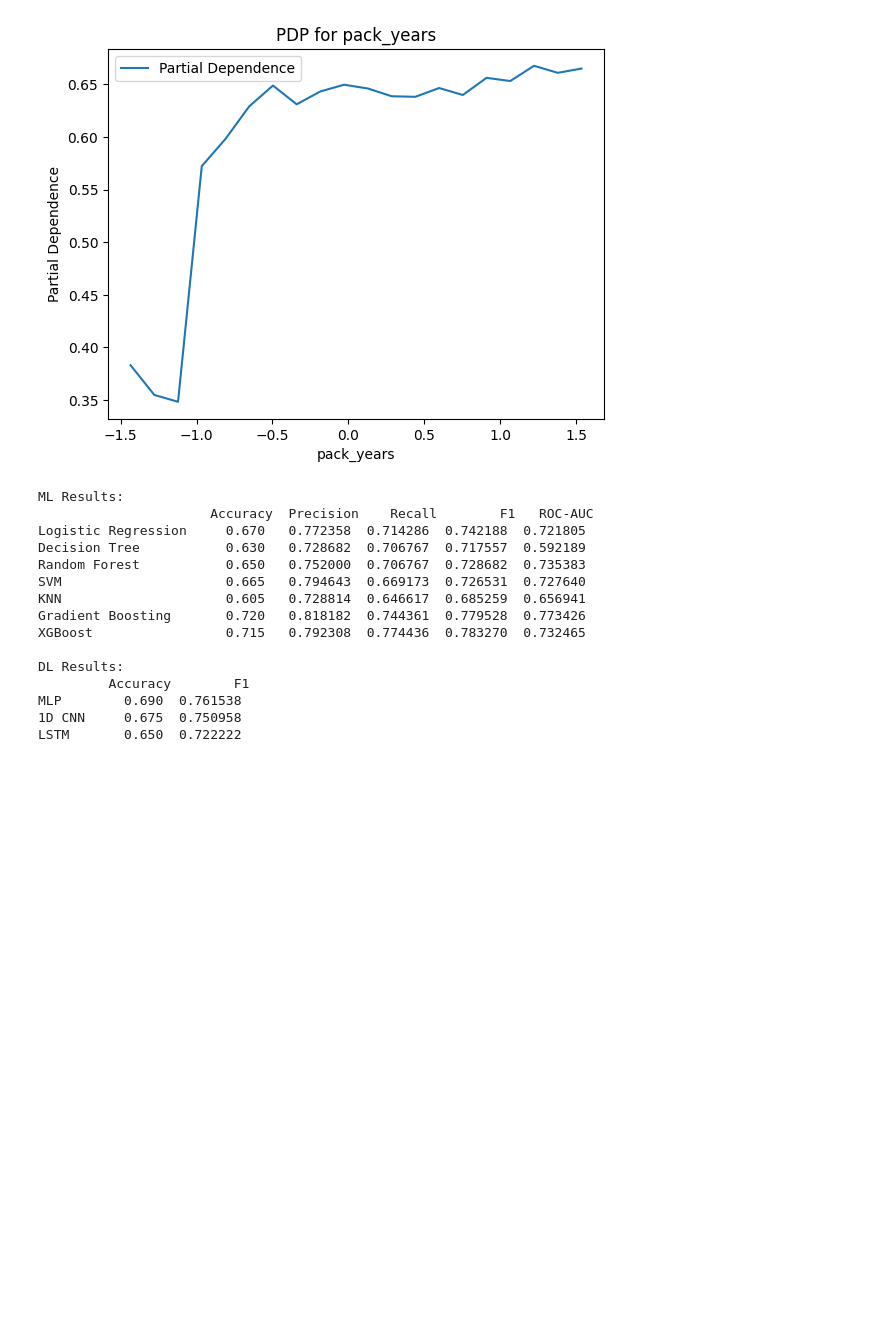
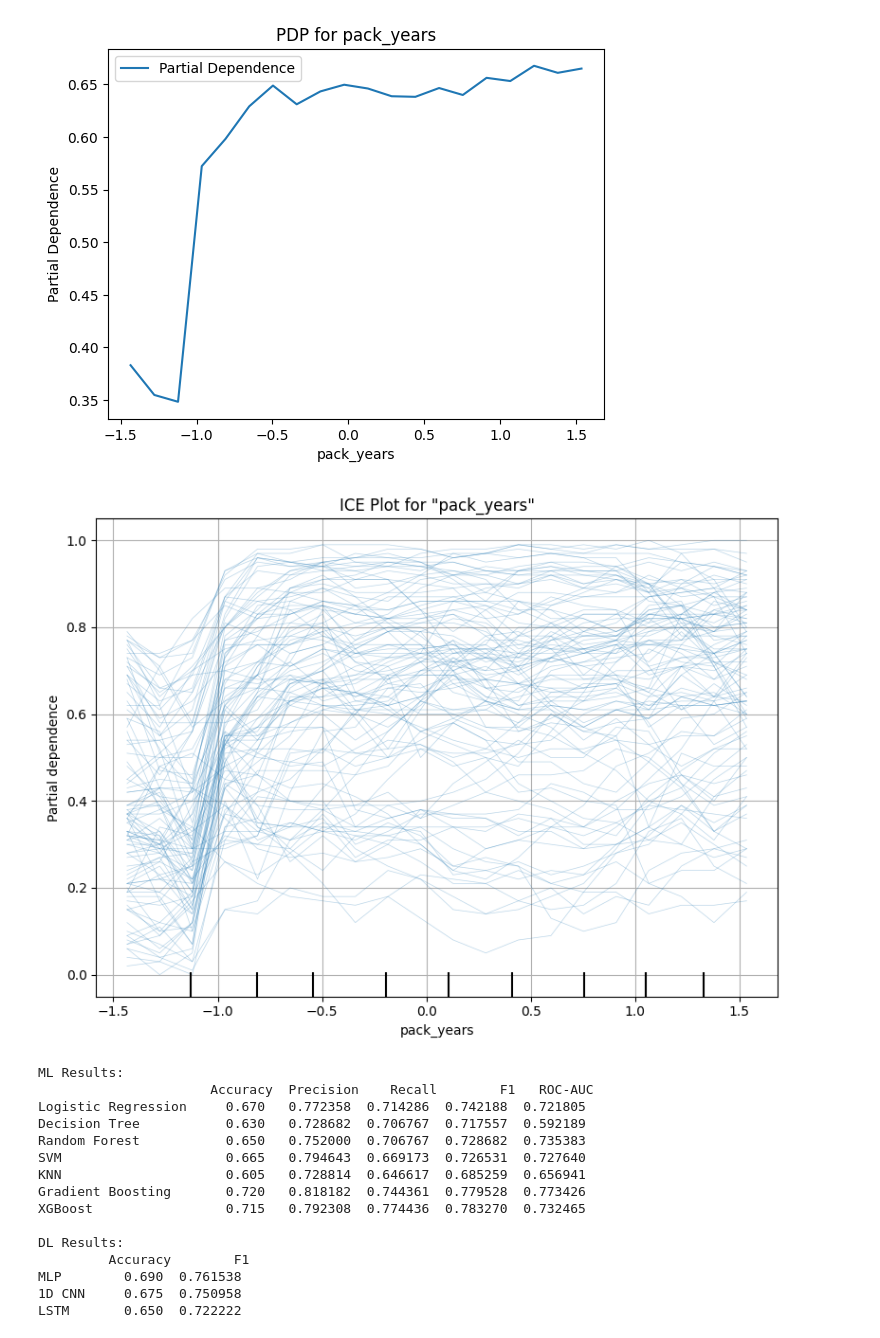
Before and after one commit to 2303A52269/Explainable-AI, a Jupyter notebook: Lab_Ass_5.ipynb, the cells around one changed output. Drawn from its saved outputs; the diff is of its cells as text; code cells hidden in the pictures; blank space fills up the shorter version.

```diff
--- a/Lab_Ass_5.ipynb
+++ b/Lab_Ass_5.ipynb
@@ -314,6 +314,34 @@ Random Forest Feature Importances:
 [figure]
 [interactive output not drawn]
 [figure]
+# %%
+from sklearn.inspection import PartialDependenceDisplay
+import matplotlib.pyplot as plt
+
+feature_to_plot = 'pack_years'
+
+# Ensure the feature exists
+if feature_to_plot in X_test.columns:
+    fig, ax = plt.subplots(figsize=(8, 6))
+    PartialDependenceDisplay.from_estimator(
+        estimator=rf,
+        X=X_test,
+        features=[feature_to_plot],
+        kind='individual',
+        subsample=100,
+        grid_resolution=20,
+        ax=ax
+    )
+    ax.set_title(f'ICE Plot for "{feature_to_plot}"')
+    ax.set_ylabel('Predicted Probability')
+    ax.set_xlabel(feature_to_plot)
+    plt.tight_layout()
+    plt.grid(True)
+    plt.show()
+else:
+    print(f"Feature '{feature_to_plot}' not found in X_test columns.")
+# %% [output]
+[figure, added]
 # %%
 # Part 6: Comparative Analysis
 print("\nML Results:\n", ml_results_df)
```
